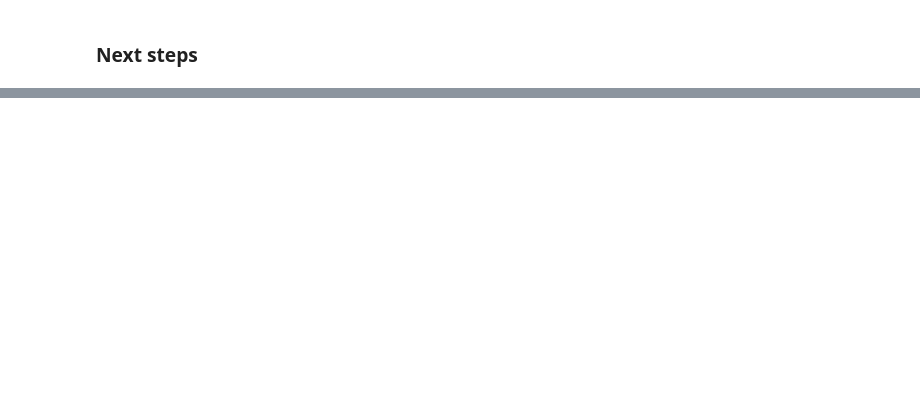
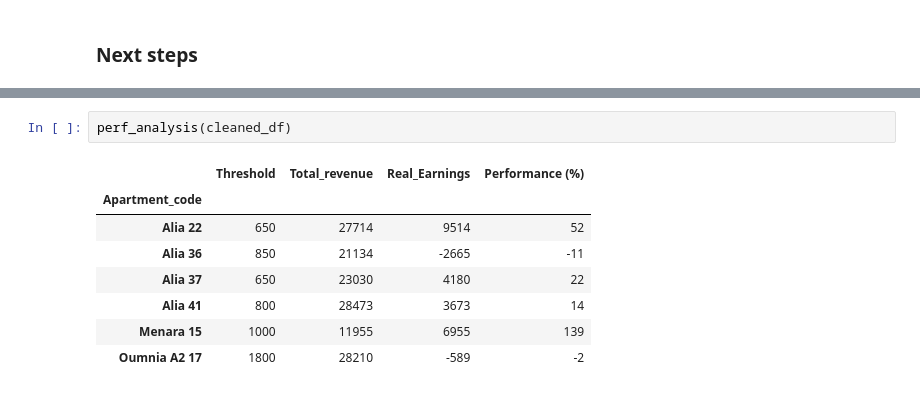
Before and after one commit to Alayadi-94/08-Rentals_Automated_Pipeline, a Jupyter notebook: testings.ipynb, the cells around one changed output, grey strips where cells are left out. Saved outputs shown, nothing was run; the diff lists cells and outputs as text; blank space fills up the shorter version.

```diff
--- a/testings.ipynb
+++ b/testings.ipynb
@@ -467,0 +421,11 @@ cleaned_df[(cleaned_df['Apartment_code']=='Alia 36') | (cleaned_df['Apartment_co
+# %%
+perf_analysis(cleaned_df)
+# %% [output]
+|  | Threshold | Total_revenue | Real_Earnings | Performance (%) |
+| Apartment_code |  |  |  |  |
+| Alia 22 | 650 | 27714 | 9514 | 52 |
+| Alia 36 | 850 | 21134 | -2665 | -11 |
+| Alia 37 | 650 | 23030 | 4180 | 22 |
+| Alia 41 | 800 | 28473 | 3673 | 14 |
+| Menara 15 | 1000 | 11955 | 6955 | 139 |
+| Oumnia A2 17 | 1800 | 28210 | -589 | -2 |
```
Also changed, not shown: parts of 19 cells of this notebook, 8 other files.
